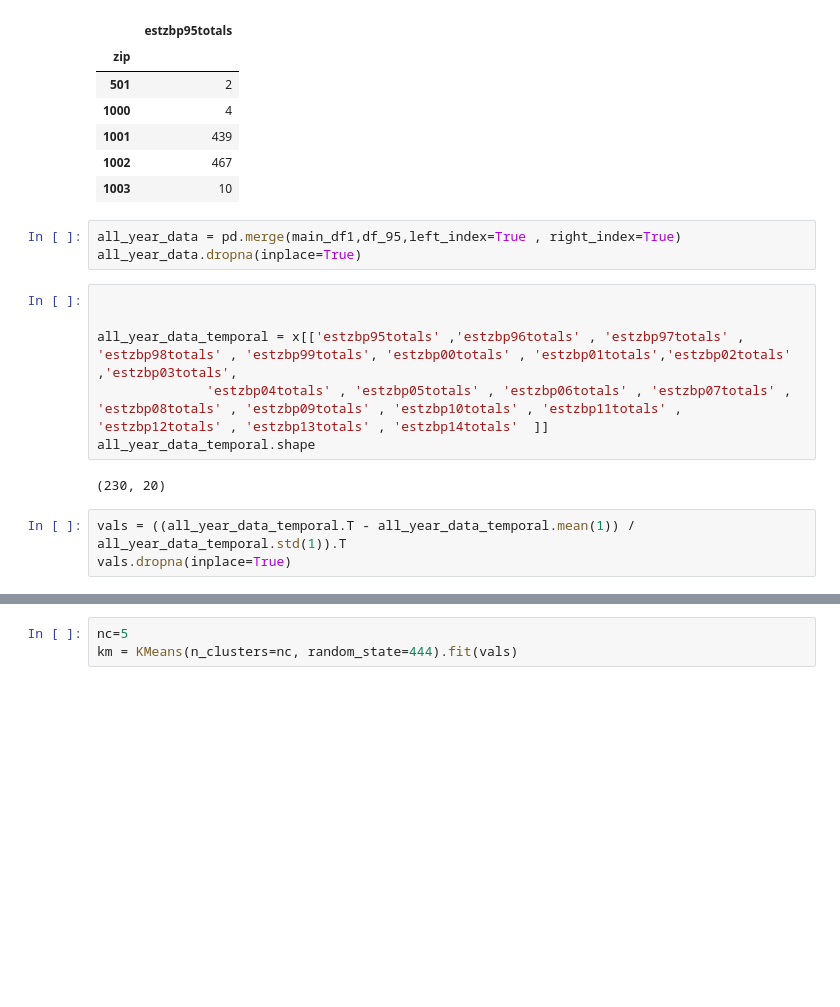
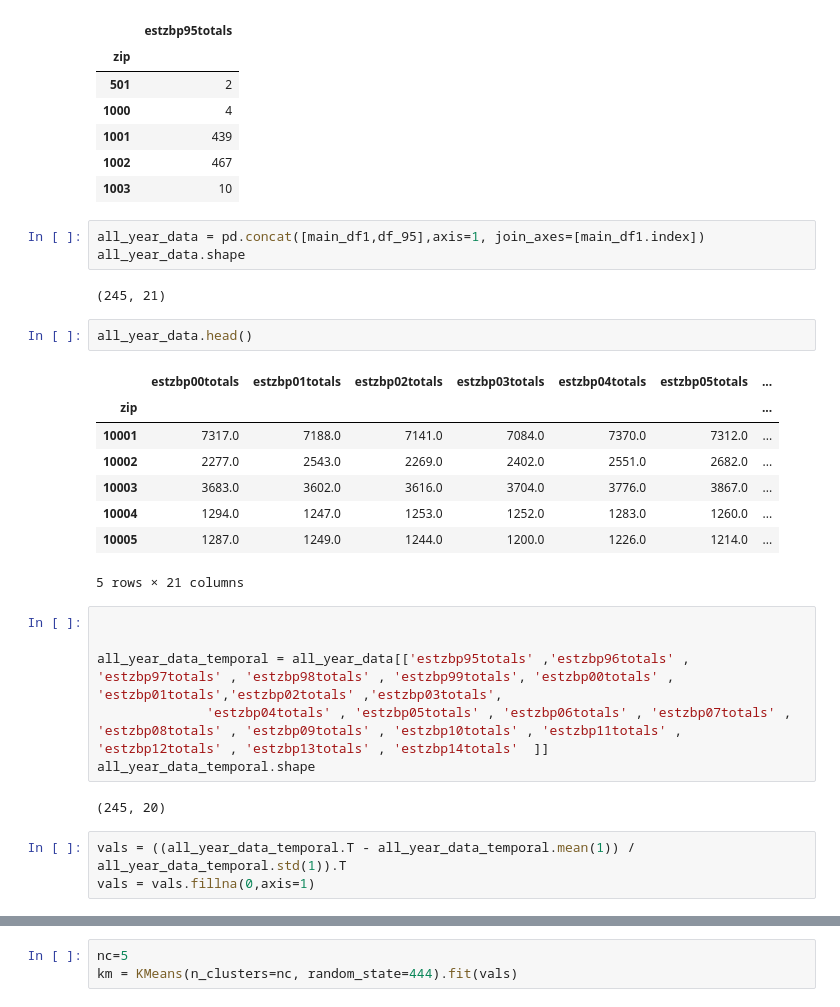
Before and after one commit to vvt221/PUI2018_vvt221, a Jupyter notebook: HW12_vvt221/Assignment1_vvt221.ipynb, the cells around one changed output, grey strips where cells are left out. Saved outputs shown, nothing was run; the diff lists cells and outputs as text; blank space fills up the shorter version.

```diff
--- a/HW12_vvt221/Assignment1_vvt221.ipynb
+++ b/HW12_vvt221/Assignment1_vvt221.ipynb
@@ -159,20 +159,33 @@ df_95.head()
 | 1001 | 439 |
 | 1002 | 467 |
 | 1003 | 10 |
-# %%
-all_year_data = pd.merge(main_df1,df_95,left_index=True , right_index=True)
-all_year_data.dropna(inplace=True)
+# %%
+all_year_data = pd.concat([main_df1,df_95],axis=1, join_axes=[main_df1.index])
+all_year_data.shape
+# %% [output]
+(245, 21)
+# %%
+all_year_data.head()
+# %% [output]
+|  | estzbp00totals | estzbp01totals | estzbp02totals | estzbp03totals | estzbp04totals | estzbp05totals | ... |
+| zip |  |  |  |  |  |  | ... |
+| 10001 | 7317.0 | 7188.0 | 7141.0 | 7084.0 | 7370.0 | 7312.0 | ... |
+| 10002 | 2277.0 | 2543.0 | 2269.0 | 2402.0 | 2551.0 | 2682.0 | ... |
+| 10003 | 3683.0 | 3602.0 | 3616.0 | 3704.0 | 3776.0 | 3867.0 | ... |
+| 10004 | 1294.0 | 1247.0 | 1253.0 | 1252.0 | 1283.0 | 1260.0 | ... |
+| 10005 | 1287.0 | 1249.0 | 1244.0 | 1200.0 | 1226.0 | 1214.0 | ... |
+5 rows × 21 columns
 # %%
 
 
-all_year_data_temporal = x[['estzbp95totals' ,'estzbp96totals' , 'estzbp97totals' , 'estzbp98totals' , 'estzbp99totals', 'estzbp00totals' , 'estzbp01totals','estzbp02totals' ,'estzbp03totals',
+all_year_data_temporal = all_year_data[['estzbp95totals' ,'estzbp96totals' , 'estzbp97totals' , 'estzbp98totals' , 'estzbp99totals', 'estzbp00totals' , 'estzbp01totals','estzbp02totals' ,'estzbp03totals',
               'estzbp04totals' , 'estzbp05totals' , 'estzbp06totals' , 'estzbp07totals' , 'estzbp08totals' , 'estzbp09totals' , 'estzbp10totals' , 'estzbp11totals' , 'estzbp12totals' , 'estzbp13totals' , 'estzbp14totals'  ]]
 all_year_data_temporal.shape
 # %% [output]
-(230, 20)
+(245, 20)
 # %%
 vals = ((all_year_data_temporal.T - all_year_data_temporal.mean(1)) / all_year_data_temporal.std(1)).T
-vals.dropna(inplace=True)
+vals = vals.fillna(0,axis=1)
 # %%
 vals.mean(axis=1)
 vals.mean(axis=1).shape
```
Also changed, not shown: parts of 5 cells of this notebook, 1 other file.
